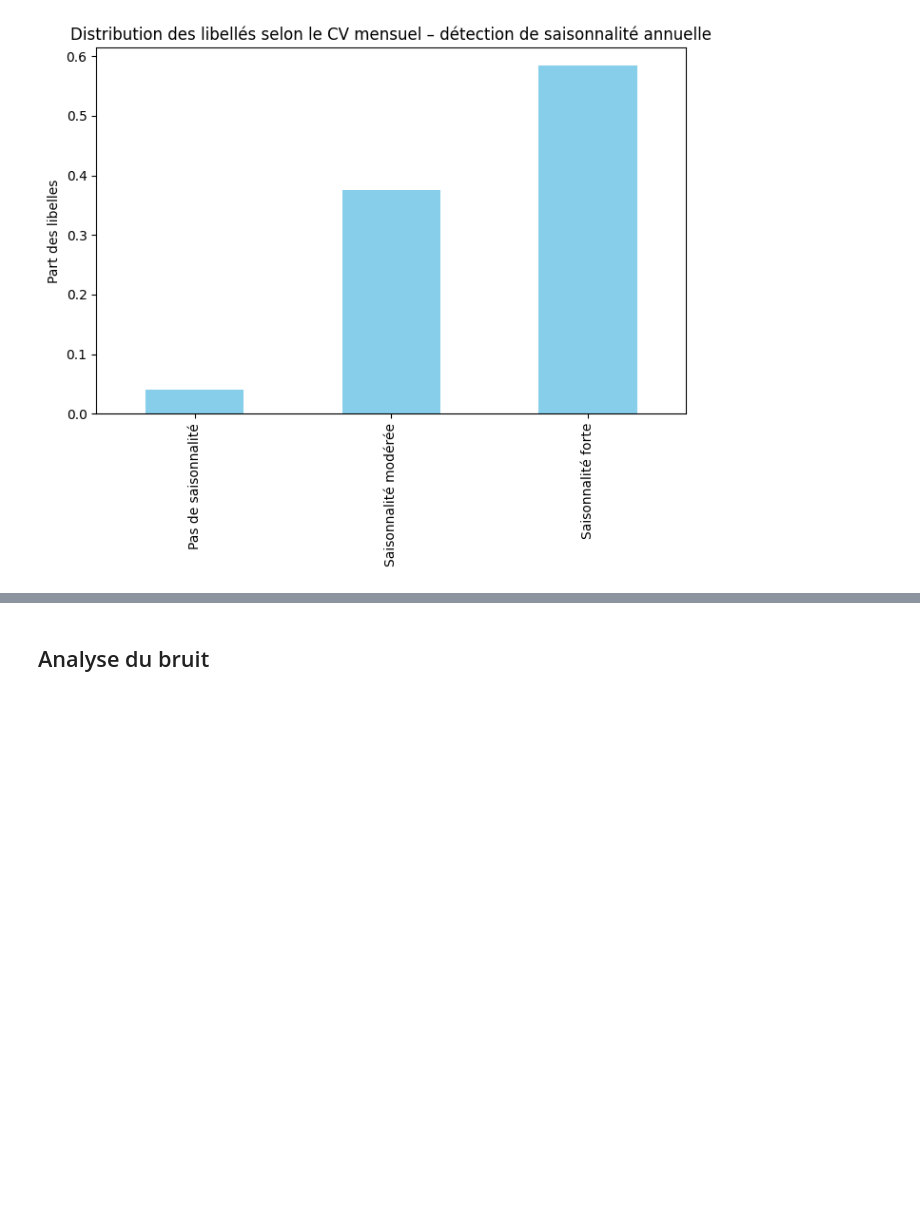
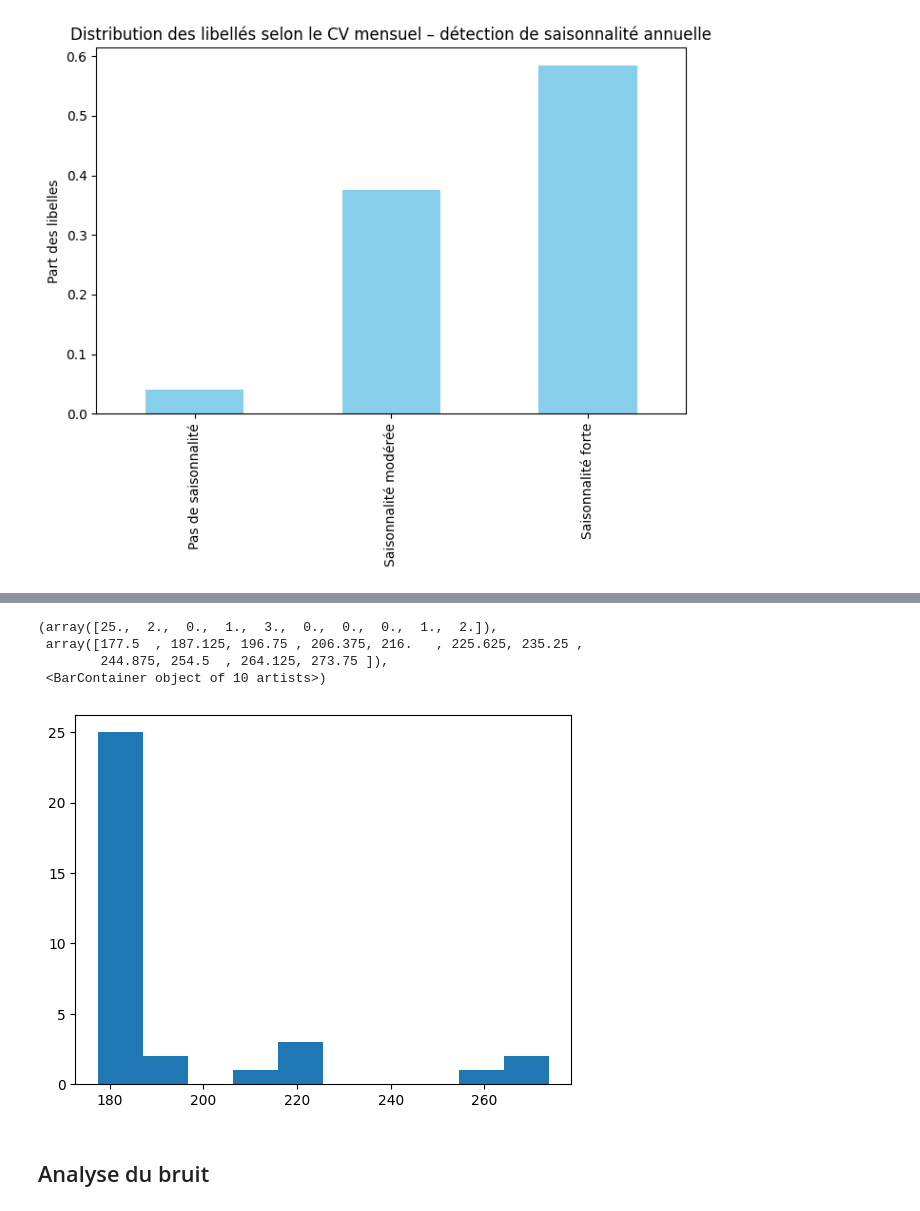
Before and after one commit to montagneForEver/ML_consommation_eau, a Jupyter notebook: exploration_finale.ipynb, the cells around one changed output, grey strips where cells are left out. Drawn from its saved outputs; the diff is of its cells as text; code cells hidden in the pictures; blank space fills up the shorter version.

```diff
--- a/exploration_finale.ipynb
+++ b/exploration_finale.ipynb
@@ -433,3 +506,31 @@ plt.show()
+# %%
+def count_freq(group):
+
+    group = group.sort_values('date').set_index('date')
+
+    # Trier par date
+    group = group.sort_index()
+
+    # calcul spectre
+    df=spectral_dataframe(group['valeur_active'])
+
+    # count frequences
+    group_count=df[(df['period']<300)&(df['power']>0.10)]
+
+    # Remettre libelle
+    group_count['libelle'] = group['libelle'].iloc[0]
+
+    return group_count
+# %%
+data_metrics = data_resampled.groupby('libelle', group_keys=False).apply(count_freq).reset_index(drop=True)
+# %%
+plt.hist(data_metrics['period'])
+# %% [output]
+(array([25.,  2.,  0.,  1.,  3.,  0.,  0.,  0.,  1.,  2.]),
+ array([177.5  , 187.125, 196.75 , 206.375, 216.   , 225.625, 235.25 ,
+        244.875, 254.5  , 264.125, 273.75 ]),
+ <BarContainer object of 10 artists>)
+[figure, added]
 # %% [markdown]
 ## Analyse du bruit
 # %% [markdown]
```
Also changed, not shown: parts of 13 cells of this notebook.
